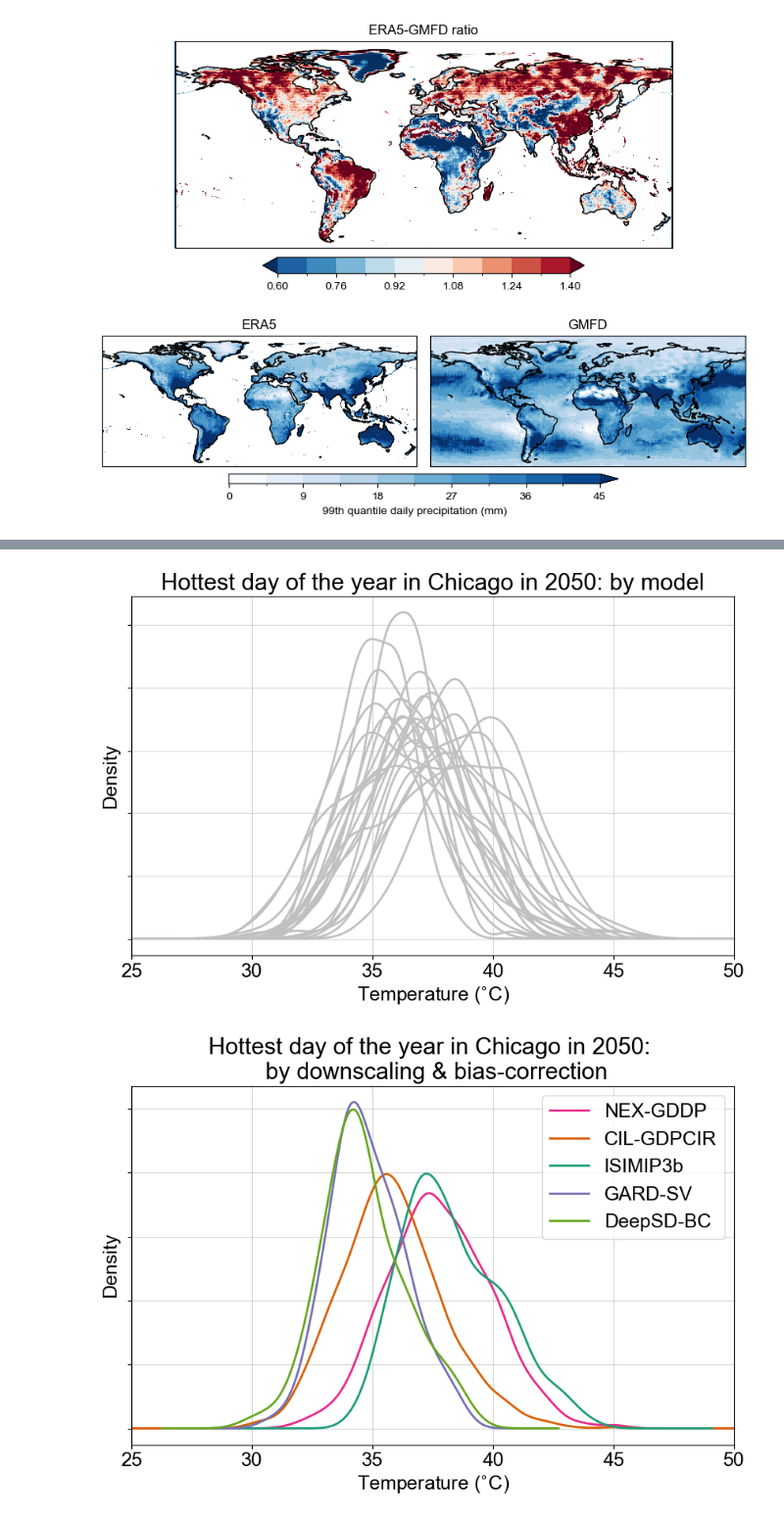
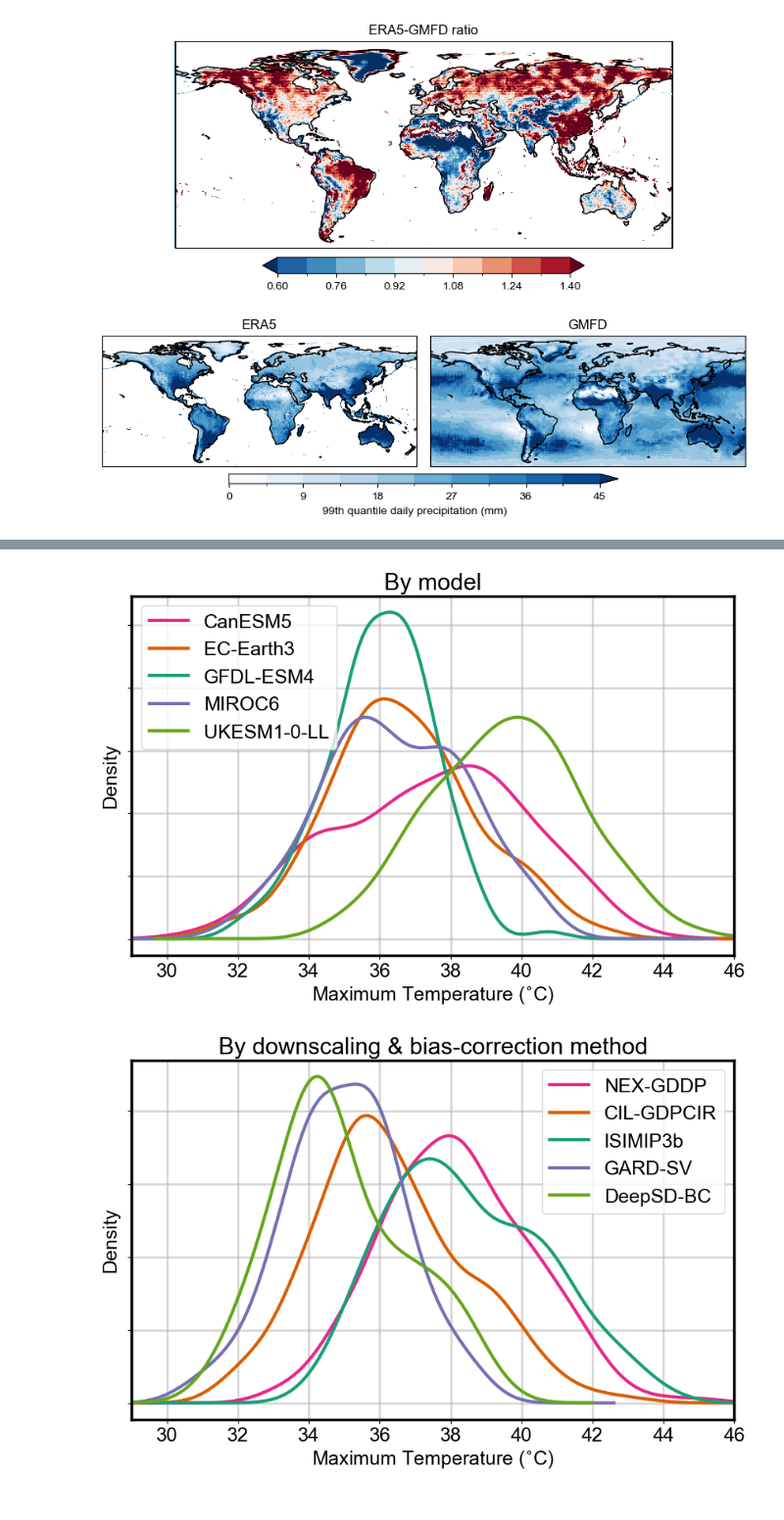
Before and after one commit to david0811/lafferty-sriver_2023_npjCliAtm, a Jupyter notebook: code/06b_supplementary_plots.ipynb, the cells around one changed output, grey strips where cells are left out. Shown at 98% size. Drawn from its saved outputs; the diff is of its cells as text; code cells hidden in the pictures.

Commit message:
updated plots

```diff
--- a/code/06b_supplementary_plots.ipynb
+++ b/code/06b_supplementary_plots.ipynb
@@ -11,6 +11,7 @@ plt.rcParams['font.family'] = 'sans-serif'
 plt.rcParams['font.sans-serif'] = 'Arial'
 plt.rcParams['font.size'] = 18
 plt.rcParams['pdf.fonttype'] = 42
+plt.rcParams["axes.linewidth"] = 2.50
 
 import cartopy.crs as ccrs
 import regionmask
@@ -442,5 +452,10 @@ def read_and_process(ensemble, path_in, model, metric, submetric, submetric_var,
 # %%
 # Chicago, IL
 lat, lon = 41.882, -87.628
+
+# Common models
+models = ['CanESM5', 'EC-Earth3', 'GFDL-ESM4', 'MIROC6', 'UKESM1-0-LL']
+
+var_id = 'tasmax'
 # %%
 # Read all combinations
@@ -510,38 +539,45 @@ plt.savefig('../figs/supplementary/timeseries/Chicago_max_tasmax_ssp.png', dpi=6
 # %%
 # Model plot
-models = reduce(lambda a, b: np.unique(np.append(a,b)), [nex_models, cil_models, isi_models])
+# models = reduce(lambda a, b: np.unique(np.append(a,b)), [nex_models, cil_models, isi_models])
+model_color_dict = {models[0]:'#e7298a', models[1]:'#d95f02', models[2]:'#1b9e77', models[3]:'#7570b3', models[4]:'#66a61e'}
 
 fig, ax = plt.subplots(figsize=(10,6))
 
 for model in models:
-    df_mid[df_mid.model == model]['tasmax'].plot.kde(ax=ax, color='silver', lw=2)
+    df_mid[df_mid.model == model][var_id].plot.kde(ax=ax, color=model_color_dict[model], lw=3,
+                                                    label = model)
 
-ax.set_title('Hottest day of the year in Chicago in 2050: by model')
-ax.set_xlabel('Temperature ($\!^\circ\!$C)')
+ax.set_title('By model')
+# ax.set_xlabel('Precipitation (mm)')
+# ax.set_xlim([0,150])
+ax.set_xlabel('Maximum Temperature ($\!^\circ\!$C)')
+ax.set_xlim([29,46])
 ax.set_yticklabels([])
-ax.grid(alpha=0.5)
-ax.set_xlim([25,50])
-plt.savefig('../figs/supplementary/timeseries/Chicago_max_tasmax_models.png', dpi=600)
+ax.grid(alpha=0.5, lw=2)
+plt.legend()
+plt.savefig('../figs/supplementary/timeseries/Chicago_max_' + var_id + '_models.png', dpi=600)
 # %% [output]
-[figure, old version]
+[figure, new version]
 # %%
 # Ensemble plot
 ens_color_dict = {'NEX':'#e7298a', 'CIL':'#d95f02', 'ISIMIP':'#1b9e77', 'GARD-SV':'#7570b3', 'DeepSD-BC':'#66a61e'}
 
 fig, ax = plt.subplots(figsize=(10,6))
 
-df_mid.query('ensemble == "NEX"')['tasmax'].plot.kde(ax=ax, color=ens_color_dict['NEX'], label='NEX-GDDP', lw=2)
-df_mid.query('ensemble == "CIL"')['tasmax'].plot.kde(ax=ax, color=ens_color_dict['CIL'], label='CIL-GDPCIR', lw=2)
-df_mid.query('ensemble == "ISIMIP"')['tasmax'].plot.kde(ax=ax, color=ens_color_dict['ISIMIP'], label='ISIMIP3b', lw=2)
-df_mid.query('ensemble == "GARD-SV"')['tasmax'].plot.kde(ax=ax, color=ens_color_dict['GARD-SV'], label='GARD-SV', lw=2)
-df_mid.query('ensemble == "DeepSD-BC"')['tasmax'].plot.kde(ax=ax, color=ens_color_dict['DeepSD-BC'], label='DeepSD-BC', lw=2)
+df_mid.query('ensemble == "NEX"')[var_id].plot.kde(ax=ax, color=ens_color_dict['NEX'], label='NEX-GDDP', lw=3)
+df_mid.query('ensemble == "CIL"')[var_id].plot.kde(ax=ax, color=ens_color_dict['CIL'], label='CIL-GDPCIR', lw=3)
+df_mid.query('ensemble == "ISIMIP"')[var_id].plot.kde(ax=ax, color=ens_color_dict['ISIMIP'], label='ISIMIP3b', lw=3)
+df_mid.query('ensemble == "GARD-SV"')[var_id].plot.kde(ax=ax, color=ens_color_dict['GARD-SV'], label='GARD-SV', lw=3)
+df_mid.query('ensemble == "DeepSD-BC"')[var_id].plot.kde(ax=ax, color=ens_color_dict['DeepSD-BC'], label='DeepSD-BC', lw=3)
 
-ax.set_title('Hottest day of the year in Chicago in 2050: \n by downscaling & bias-correction')
-ax.set_xlabel('Temperature ($\!^\circ\!$C)')
+ax.set_title('By downscaling & bias-correction method')
+# ax.set_xlabel('Precipitation (mm)')
+# ax.set_xlim([0,150])
+ax.set_xlabel('Maximum Temperature ($\!^\circ\!$C)')
+ax.set_xlim([29,46])
 ax.set_yticklabels([])
-ax.grid(alpha=0.5)
-ax.set_xlim([25,50])
+ax.grid(alpha=0.5, lw=2)
 plt.legend()
-plt.savefig('../figs/supplementary/timeseries/Chicago_max_tasmax_ens.png', dpi=600)
+plt.savefig('../figs/supplementary/timeseries/Chicago_max_' + var_id + '_ens.png', dpi=600)
 # %% [output]
-[figure, old version]
+[figure, new version]
```
Also changed, not shown: parts of 16 cells of this notebook.
